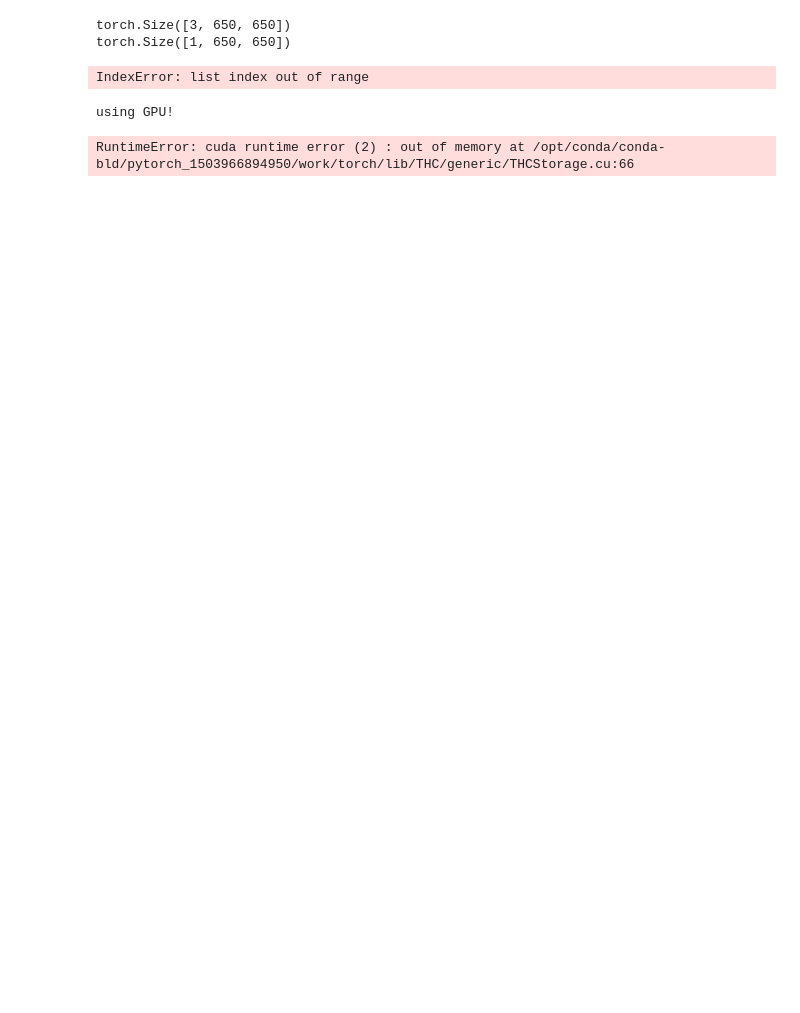
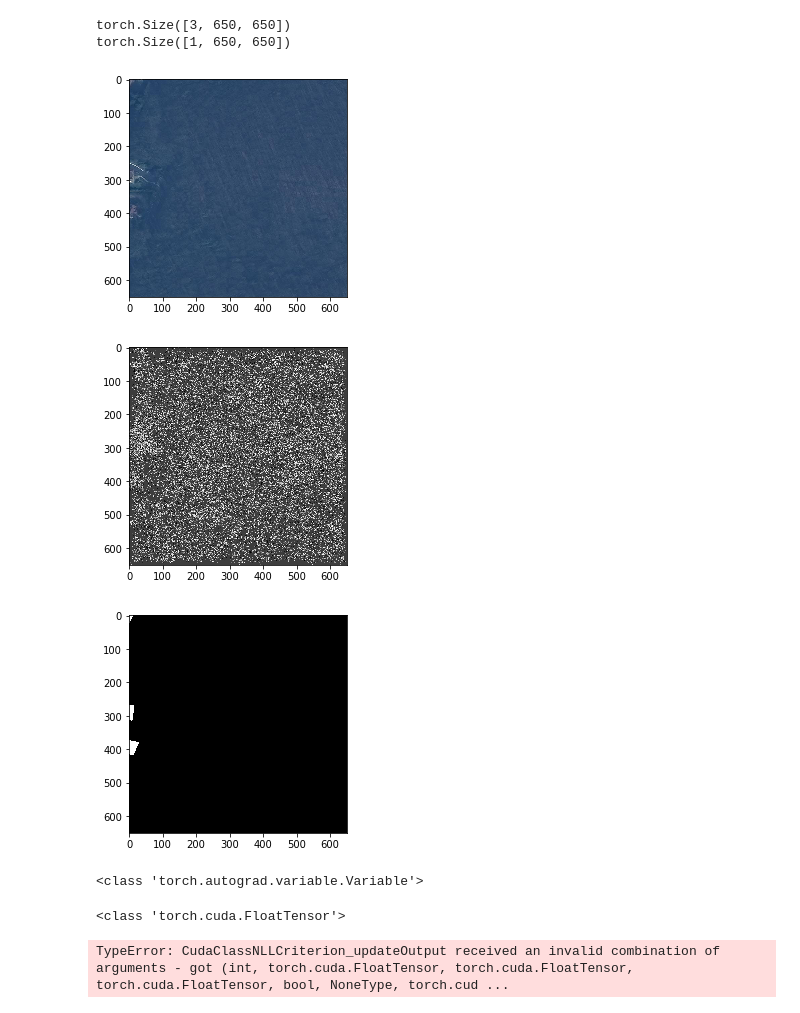
Before and after one commit to Shrirag/spacenet-detection, a Jupyter notebook: ini_processed.ipynb, the cells around one changed output. Drawn from its saved outputs; the diff is of its cells as text; code cells hidden in the pictures; blank space fills up the shorter version.

Commit message:
modifications to train and model

```diff
--- a/ini_processed.ipynb
+++ b/ini_processed.ipynb
@@ -140,6 +140,8 @@ class MyNet(nn.Module):
 
         self.pool2 = nn.MaxPool2d(2,return_indices=True)
         self.pool3 = nn.MaxPool2d(3,return_indices=True)
+
+        self.sigmoid = nn.Sigmoid()
 
     def forward(self, x):
 
@@ -179,31 +181,38 @@ class MyNet(nn.Module):
 
         outd4 = F.relu(self.deconv4(outd3))
         outd4 = self.Norm_8(outd4)
+        #outd4 = self.sigmoid(outd4)
+        #print(outd4.size())
+
+        #return F.upsample_bilinear(outc4, x.size()[2:])
+
 
         return outd4
 # %%
 import random
 
 def get_sample(model):
-    inp,out = trainData[random.randint(0,3672)] # change it to Valdata if necessary, dont forget to change value inside rand()
-    inp = inp.view(-1,3,400,400)
+    inp,out = trainData[random.randint(0,917)] # change it to Valdata if necessary, dont forget to change value inside rand()
+    inp = inp.view(-1,3,650,650)
     sample_ip = torch.autograd.Variable(inp)
     sample_out = model(sample_ip)
-    print(sample_out.size())
-    sample_out = sample_out.view(-1,sample_out.size(2),sample_out.size(3))
-    sample_out = cvt2pil(sample_out.data.cpu())
-    sample_inp = cvt2pil(inp.view(-1,400,400))
-    print(out.shape)
+    #print(sample_out.size())
+    sample_out = sample_out.view(-1,sample_out.size(2),sample_out.size(3)) * 255
+    sample_out = cvt2pil(sample_out.data.cpu()).convert('RGB')
+    sample_inp = cvt2pil(inp.view(-1,650,650))
+    #print(out.shape)
     plt.imshow(sample_inp)
     plt.show()
     plt.imshow(sample_out)
     plt.show()
-    plt.imshow(cvt2pil(out.view(-1,400,400)) )
+    plt.imshow(cvt2pil(out.view(-1,650,650) * 255).convert('RGB') )
     plt.show()
 model = MyNet()
 get_sample(model)
 # %% [output]
-IndexError: list index out of range
+[figure, added]
+[figure, added]
+[figure, added]
 # %%
 imgTransform = transforms.Compose([transforms.ToTensor()])
 
@@ -223,7 +232,7 @@ test_loss=[]
 def train_rnn_model(model, criterion, optimizer, trainData, valData, n_epochs = 10, use_gpu = False):
 
     if use_gpu:
-        print('using GPU!')
+        #print('using GPU!')
         model = model.cuda()
         criterion = criterion.cuda()
 
@@ -240,16 +249,16 @@ def train_rnn_model(model, criterion, optimizer, trainData, valData, n_epochs =
             #print(out_image.size())
             input_image = torch.autograd.Variable(ip_image)
             target = torch.autograd.Variable(out_image)
+            print(type(target))
 
             if use_gpu:
                 input_image = input_image.cuda()
                 target = target.cuda()
             #print(target.size())
             y_ = model(input_image)
-            #print(y_.size())
             optimizer.zero_grad()
-
-            loss = criterion(y_, target.squeeze())
+            print(type(target.data))
+            loss = criterion(y_, target.view(8,1,-1))
             cum_loss += loss.data[0]
 
             loss.backward()
@@ -279,21 +288,25 @@ def train_rnn_model(model, criterion, optimizer, trainData, valData, n_epochs =
 
             y_ = model(input_image)
 
-            loss = criterion(y_, target)
+            loss = criterion(y_, target.view(-1))
             cum_loss += loss.data[0]
 
         test_loss.append(cum_loss/(i+1))
     return model
 
 model = MyNet()
-criterion = nn.MSELoss()
-optimizer = torch.optim.Adam(model.parameters(), lr = 0.05)
+weight = torch.ones(22)
+weight[0] = 0
+#criterion = CrossEntropyLoss2d(weight.cuda())
+criterion = nn.CrossEntropyLoss()
+optimizer = torch.optim.Adam(model.parameters(), lr = 0.001)
 
 
 # Train the previously defined model.
-trained_model = train_rnn_model(nn.DataParallel(model), criterion, optimizer, trainLoader, valLoader, n_epochs = 1, use_gpu = True)
+trained_model = train_rnn_model(nn.DataParallel(model), criterion, optimizer, trainLoader, valLoader, n_epochs = 10, use_gpu = True)
 # %% [output]
-using GPU!
+<class 'torch.autograd.variable.Variable'>
-RuntimeError: cuda runtime error (2) : out of memory at /opt/conda/conda-bld/pytorch_1503966894950/work/torch/lib/THC/generic/THCStorage.cu:66
+<class 'torch.cuda.FloatTensor'>
+TypeError: CudaClassNLLCriterion_updateOutput received an invalid combination of arguments - got (int, torch.cuda.FloatTensor, torch.cuda.FloatTensor, torch.cuda.FloatTensor, bool, NoneType, torch.cud ...
 # %%
 get_sample(trained_model)
```
Also changed, not shown: parts of 5 cells of this notebook.
